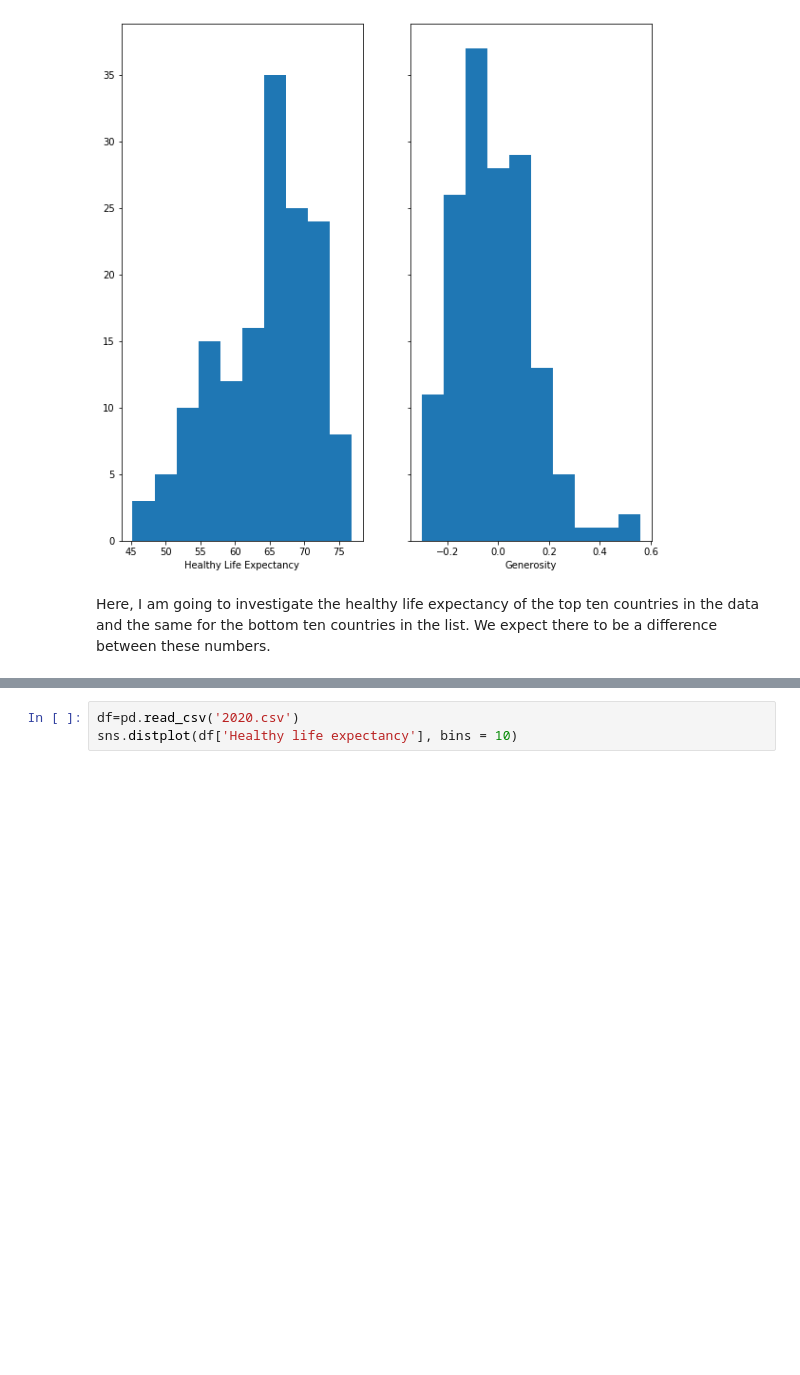
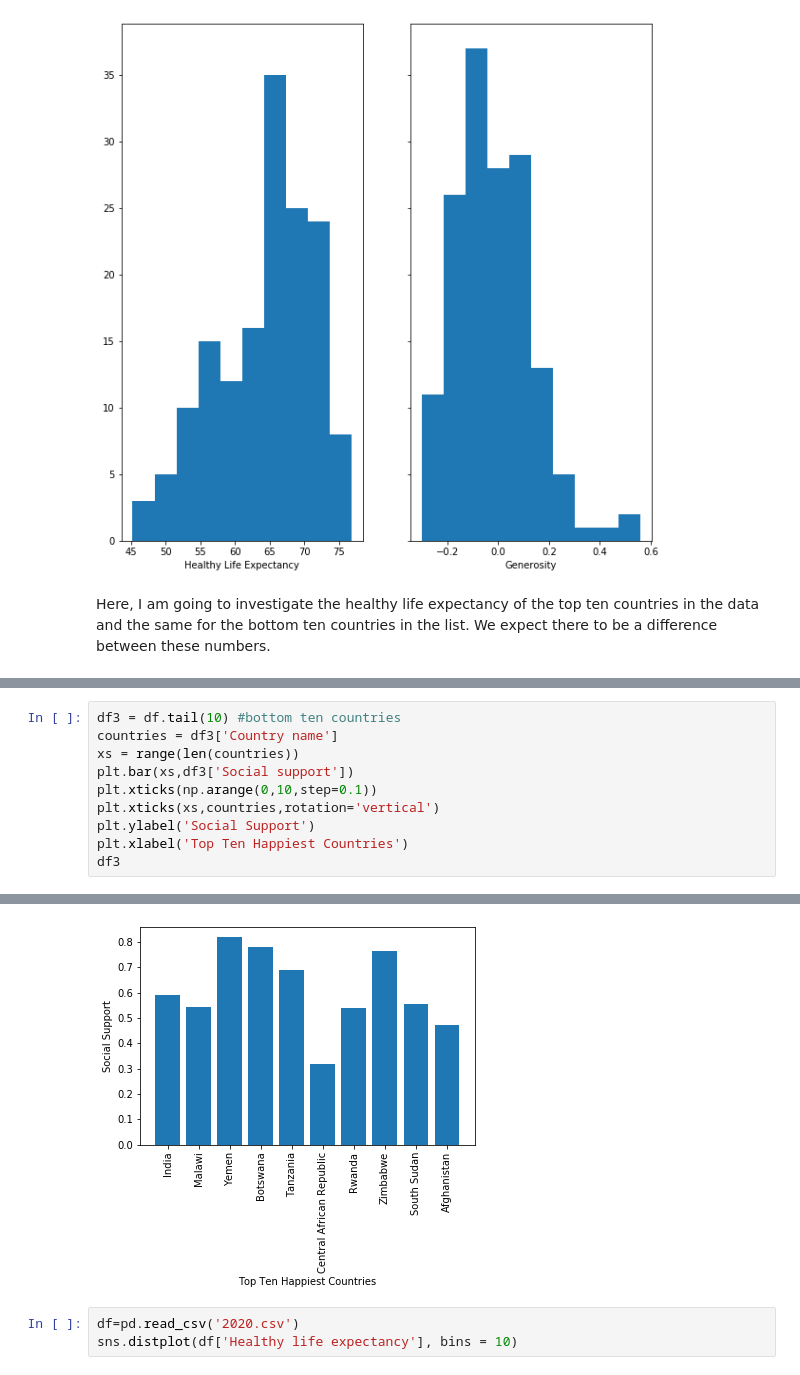
Before and after one commit to ax18031/ax18031_EMATM0048, a Jupyter notebook: Part3_folder/PART3.ipynb, the cells around one changed output, grey strips where cells are left out. Cells and saved outputs as stored; diff of their text form; blank space fills up the shorter version.

```diff
--- a/Part3_folder/PART3.ipynb
+++ b/Part3_folder/PART3.ipynb
@@ -158,0 +207,11 @@ df2
+# %%
+df3 = df.tail(10) #bottom ten countries
+countries = df3['Country name']
+xs = range(len(countries))
+plt.bar(xs,df3['Social support'])
+plt.xticks(np.arange(0,10,step=0.1))
+plt.xticks(xs,countries,rotation='vertical')
+plt.ylabel('Social Support')
+plt.xlabel('Top Ten Happiest Countries')
+df3
+# %% [output]
@@ -159,3 +229,4 @@ df2
+[figure, added]
 # %%
 df=pd.read_csv('2020.csv')
 sns.distplot(df['Healthy life expectancy'], bins = 10)
```
Also changed, not shown: parts of 4 cells of this notebook.
